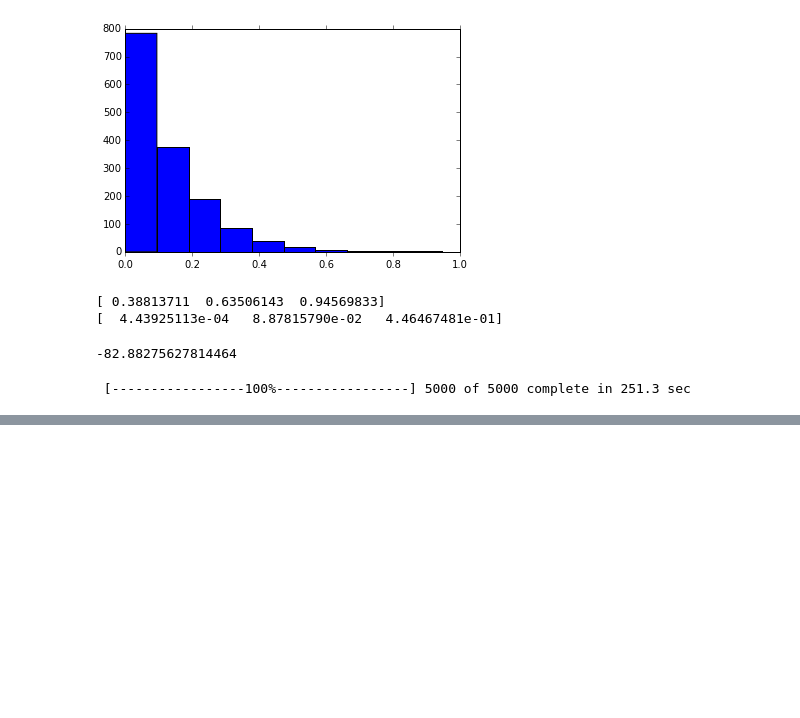
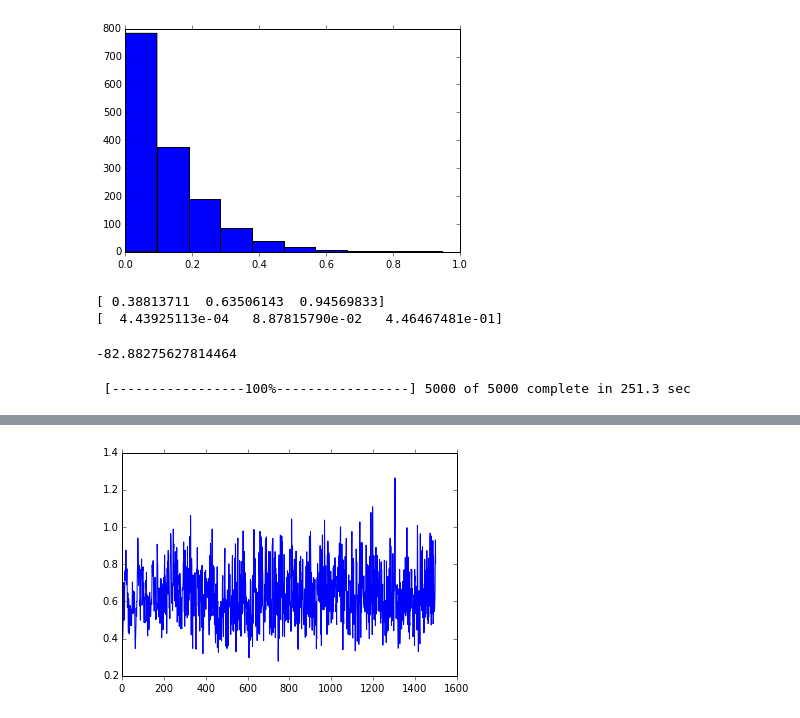
Before and after one commit to rhr/ivy, a Jupyter notebook: examples/mkModelExamples.ipynb, the cells around one changed output, grey strips where cells are left out. Saved outputs shown, nothing was run; the diff lists cells and outputs as text; code cells hidden in the pictures; blank space fills up the shorter version.

```diff
--- a/examples/mkModelExamples.ipynb
+++ b/examples/mkModelExamples.ipynb
@@ -421,0 +428,4 @@ sr_mrtraceplotQ1 = plt.plot([ i[0][0] for i in sr_mrMCMC.trace("Qparams_scaled")
+# %%
+srARD_mrtraceplotQ201 = plt.plot([ i[1][0] for i in srARD_mrMCMC.trace("Qparams")[:]])
+# %% [output]
+[figure, added]
```
Also changed, not shown: parts of 55 cells of this notebook, 5 other files.
